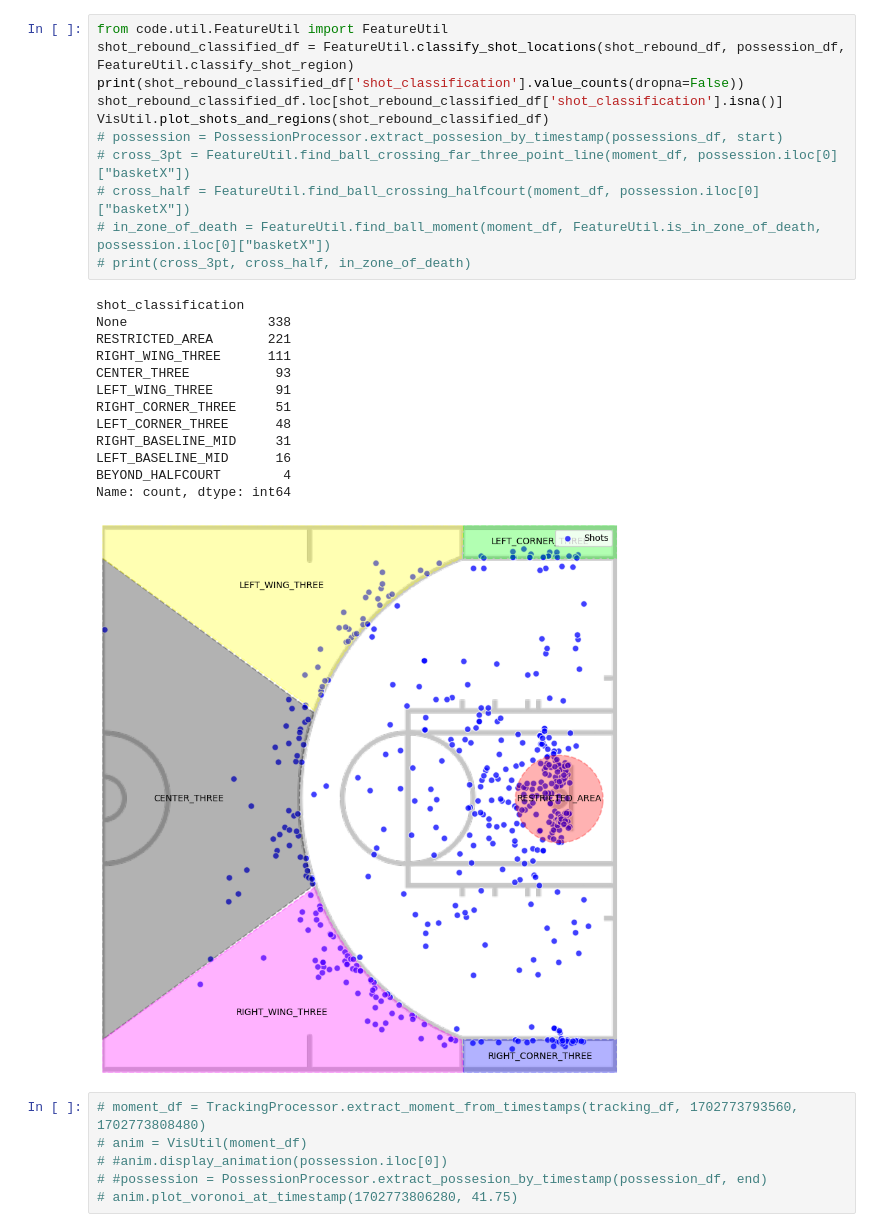
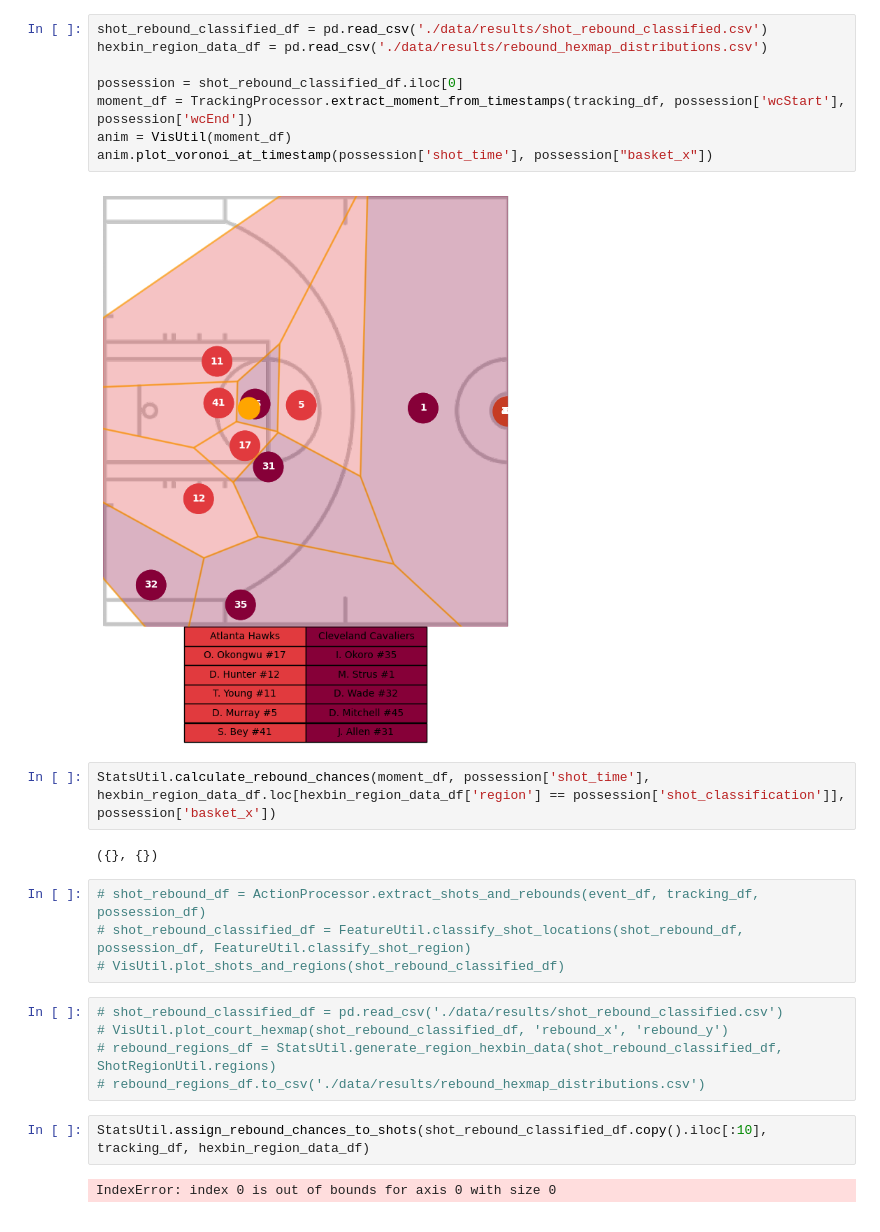
Before and after one commit to dkStephanos/TrueImpactShotCharts, a Jupyter notebook: create_shot_charts.ipynb, the cells around one changed output. Drawn from its saved outputs; the diff is of its cells as text.

```diff
--- a/create_shot_charts.ipynb
+++ b/create_shot_charts.ipynb
@@ -55,31 +35,27 @@ shot_rebound_df
-# %%
-from code.util.FeatureUtil import FeatureUtil
-shot_rebound_classified_df = FeatureUtil.classify_shot_locations(shot_rebound_df, possession_df, FeatureUtil.classify_shot_region)
-print(shot_rebound_classified_df['shot_classification'].value_counts(dropna=False))
-shot_rebound_classified_df.loc[shot_rebound_classified_df['shot_classification'].isna()]
-VisUtil.plot_shots_and_regions(shot_rebound_classified_df)
-# possession = PossessionProcessor.extract_possesion_by_timestamp(possessions_df, start)
-# cross_3pt = FeatureUtil.find_ball_crossing_far_three_point_line(moment_df, possession.iloc[0]["basketX"])
-# cross_half = FeatureUtil.find_ball_crossing_halfcourt(moment_df, possession.iloc[0]["basketX"])
-# in_zone_of_death = FeatureUtil.find_ball_moment(moment_df, FeatureUtil.is_in_zone_of_death, possession.iloc[0]["basketX"])
-# print(cross_3pt, cross_half, in_zone_of_death)
-# %% [output]
-shot_classification
-None                  338
-RESTRICTED_AREA       221
-RIGHT_WING_THREE      111
-CENTER_THREE           93
-LEFT_WING_THREE        91
-RIGHT_CORNER_THREE     51
-LEFT_CORNER_THREE      48
-RIGHT_BASELINE_MID     31
-LEFT_BASELINE_MID      16
-BEYOND_HALFCOURT        4
-Name: count, dtype: int64
-[figure, removed]
-# %%
-# moment_df = TrackingProcessor.extract_moment_from_timestamps(tracking_df, 1702773793560, 1702773808480)
-# anim = VisUtil(moment_df)
-# #anim.display_animation(possession.iloc[0])
-# #possession = PossessionProcessor.extract_possesion_by_timestamp(possession_df, end)
-# anim.plot_voronoi_at_timestamp(1702773806280, 41.75)
+# %%
+shot_rebound_classified_df = pd.read_csv('./data/results/shot_rebound_classified.csv')
+hexbin_region_data_df = pd.read_csv('./data/results/rebound_hexmap_distributions.csv')
+
+possession = shot_rebound_classified_df.iloc[0]
+moment_df = TrackingProcessor.extract_moment_from_timestamps(tracking_df, possession['wcStart'], possession['wcEnd'])
+anim = VisUtil(moment_df)
+anim.plot_voronoi_at_timestamp(possession['shot_time'], possession["basket_x"])
+# %% [output]
+[figure, added]
+# %%
+StatsUtil.calculate_rebound_chances(moment_df, possession['shot_time'], hexbin_region_data_df.loc[hexbin_region_data_df['region'] == possession['shot_classification']], possession['basket_x'])
+# %% [output]
+({}, {})
+# %%
+# shot_rebound_df = ActionProcessor.extract_shots_and_rebounds(event_df, tracking_df, possession_df)
+# shot_rebound_classified_df = FeatureUtil.classify_shot_locations(shot_rebound_df, possession_df, FeatureUtil.classify_shot_region)
+# VisUtil.plot_shots_and_regions(shot_rebound_classified_df)
+# %%
+# shot_rebound_classified_df = pd.read_csv('./data/results/shot_rebound_classified.csv')
+# VisUtil.plot_court_hexmap(shot_rebound_classified_df, 'rebound_x', 'rebound_y')
+# rebound_regions_df = StatsUtil.generate_region_hexbin_data(shot_rebound_classified_df, ShotRegionUtil.regions)
+# rebound_regions_df.to_csv('./data/results/rebound_hexmap_distributions.csv')
+# %%
+StatsUtil.assign_rebound_chances_to_shots(shot_rebound_classified_df.copy().iloc[:10], tracking_df, hexbin_region_data_df)
+# %% [output]
+IndexError: index 0 is out of bounds for axis 0 with size 0
```
Also changed, not shown: parts of 7 cells of this notebook.
